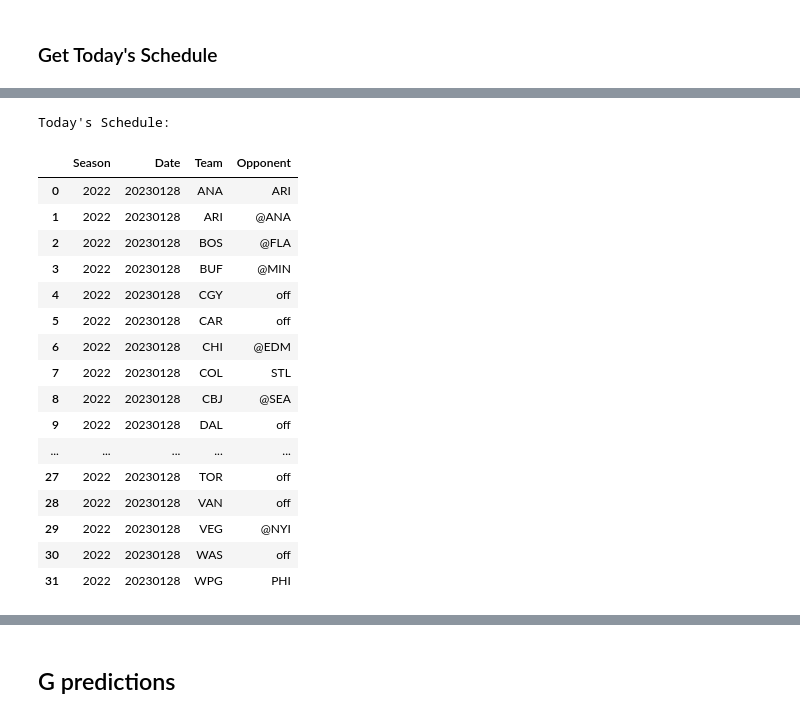
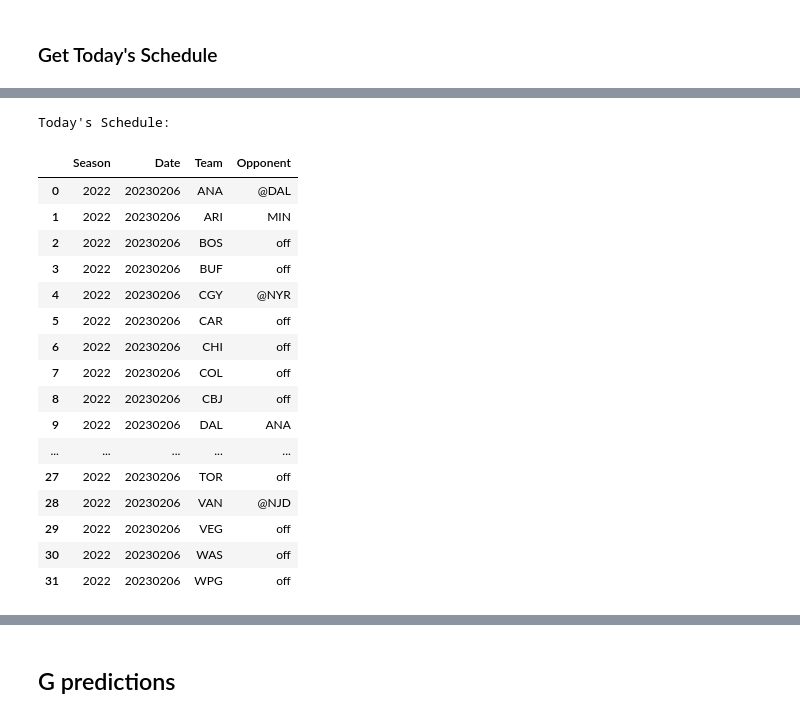
Before and after one commit to gszwabowski/predict-NHL-FantasyPoints, a Jupyter notebook: NHL_predict_FP-makepredictions-github.ipynb, the cells around one changed output, grey strips where cells are left out. Saved outputs shown, nothing was run; the diff lists cells and outputs as text; code cells hidden in the pictures.

```diff
--- a/NHL_predict_FP-makepredictions-github.ipynb
+++ b/NHL_predict_FP-makepredictions-github.ipynb
@@ -974,7 +969,7 @@ for tr in rows:
         l.append(row)
 
 # create df
-df = pd.DataFrame(l, columns = [
+columns =  [
     'Team',
     'Games',
     'Monday',
@@ -985,5 +980,9 @@ df = pd.DataFrame(l, columns = [
     'Saturday',
     'Sunday',
     'NextMonday',
-    'NextTuesday',
-])
+    'NextTuesday'
+    'NextWed',
+    'NextThurs'
+]
+
+df = pd.DataFrame(l, columns = columns)
@@ -1017,46 +1036,48 @@ df['Team'] = ['ANA',
              'SJ',
              'SEA',
              'STL',
              'TB',
              'TOR',
              'VAN',
              'VEG',
              'WAS',
              'WPG']
 
 # create subset dataframe with today's schedule
 teams = df['Team']
 defenses = df[todays_day]
+# temporary fix for weird schedule
+defenses = df['Thursday']
 season = ['2022'] * len(teams)
 dates = [str_date] * len(teams)
 
 todays_df = pd.DataFrame({
     'Season' : season,
     'Date' : dates,
     'Team' : teams,
     'Opponent' : defenses})
 
 print("Today's Schedule:")
 display(todays_df)
 
 sched_update = pd.concat([todays_df, sched], axis = 0)
 sched_update.to_csv(data_dir + 'schedule_so_far_updated.csv')
 # %% [output]
 Today's Schedule:
 |  | Season | Date | Team | Opponent |
-| 0 | 2022 | 20230128 | ANA | ARI |
-| 1 | 2022 | 20230128 | ARI | @ANA |
-| 2 | 2022 | 20230128 | BOS | @FLA |
-| 3 | 2022 | 20230128 | BUF | @MIN |
-| 4 | 2022 | 20230128 | CGY | off |
-| 5 | 2022 | 20230128 | CAR | off |
-| 6 | 2022 | 20230128 | CHI | @EDM |
-| 7 | 2022 | 20230128 | COL | STL |
-| 8 | 2022 | 20230128 | CBJ | @SEA |
-| 9 | 2022 | 20230128 | DAL | off |
+| 0 | 2022 | 20230206 | ANA | @DAL |
+| 1 | 2022 | 20230206 | ARI | MIN |
+| 2 | 2022 | 20230206 | BOS | off |
+| 3 | 2022 | 20230206 | BUF | off |
+| 4 | 2022 | 20230206 | CGY | @NYR |
+| 5 | 2022 | 20230206 | CAR | off |
+| 6 | 2022 | 20230206 | CHI | off |
+| 7 | 2022 | 20230206 | COL | off |
+| 8 | 2022 | 20230206 | CBJ | off |
+| 9 | 2022 | 20230206 | DAL | ANA |
 | ... | ... | ... | ... | ... |
-| 27 | 2022 | 20230128 | TOR | off |
-| 28 | 2022 | 20230128 | VAN | off |
-| 29 | 2022 | 20230128 | VEG | @NYI |
-| 30 | 2022 | 20230128 | WAS | off |
-| 31 | 2022 | 20230128 | WPG | PHI |
+| 27 | 2022 | 20230206 | TOR | off |
+| 28 | 2022 | 20230206 | VAN | @NJD |
+| 29 | 2022 | 20230206 | VEG | off |
+| 30 | 2022 | 20230206 | WAS | off |
+| 31 | 2022 | 20230206 | WPG | off |
```
Also changed, not shown: parts of 99 cells of this notebook, 13 other files.
